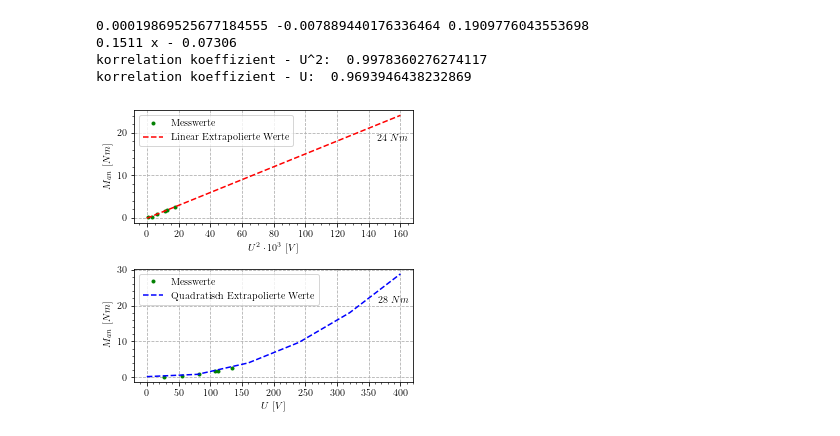
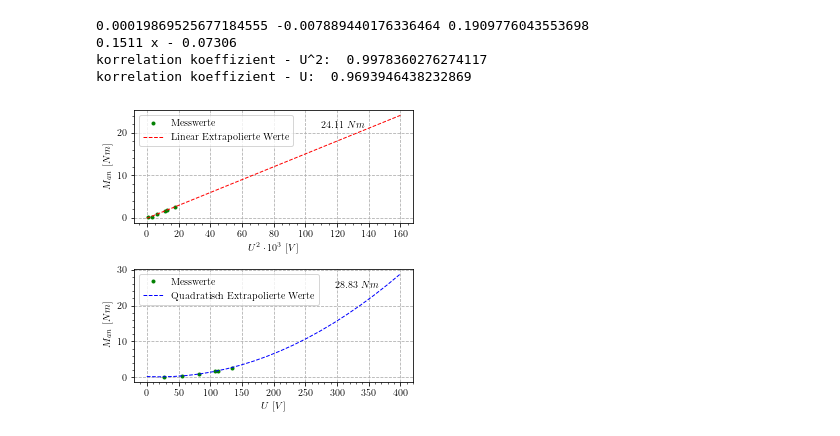
Before and after one commit to ayham291/PEM, a Jupyter notebook: ASM/ASM_Calculations.ipynb, the cells around one changed output. Cells and saved outputs as stored; diff of their text form; code cells hidden in the pictures.

Commit message:
add calculated tables to nb
- increase data point (6->20)
- use round to display max value on the graph

```diff
--- a/ASM/ASM_Calculations.ipynb
+++ b/ASM/ASM_Calculations.ipynb
@@ -40,46 +49,46 @@ y_pred = np.polyval([a, b, c], U)    # y_pred refers to predicted values of y
 
 # # now use the model polynomial to generate y values based on x values outside
 # # the range of the original data:
-x_out = np.linspace(0, 160, 6)   # choose 20 points, 10 in, 10 outside original range
-x_out_poly = np.linspace(0, 400, 6)   # choose 20 points, 10 in, 10 outside original range
+x_out = np.linspace(0, 160, 20)   # choose 20 points, 10 in, 10 outside original range
+x_out_poly = np.linspace(0, 400, 20)   # choose 20 points, 10 in, 10 outside original range
 y_pred = np.polyval([a, b, c], x_out_poly)
 
 z = np.polyfit(U1, M_an, 1)
 p = np.poly1d(z)
 
 plt.subplot(2, 1, 1)
 plt.xlabel("$U^2 \cdot 10^3 \ [V]$")
 plt.ylabel("$M_{an} \ [Nm]$")
-plt.annotate(f'${int(max(p(x_out)))}\ Nm$', xy=(145, max(p(x_out))-6))
+plt.annotate(f'${round(max(p(x_out)), 2)}\ Nm$', xy=(110, max(p(x_out))-3))
 plt.plot(U1,M_an, 'g.', label="Messwerte")
-plt.plot(x_out, p(x_out), 'r--', label="Linear Extrapolierte Werte")
+plt.plot(x_out, p(x_out), 'r--', label="Linear Extrapolierte Werte", linewidth=1)
 
 
 plt.minorticks_on()
 plt.grid(linestyle="--", which='major')
 plt.legend()
 plt.subplots_adjust(hspace=0.4)
 
 plt.subplot(2, 1, 2)
 plt.xlabel("$U \ [V]$")
 plt.ylabel("$M_{an} \ [Nm]$")
-plt.annotate(f'${int(max(y_pred))}\ Nm$', xy=(365, max(y_pred)-8))
+plt.annotate(f'${round(max(y_pred), 2)}\ Nm$', xy=(297, max(y_pred)-4))
 plt.plot(U,M_an, 'g.', label="Messwerte")
-plt.plot(x_out_poly, y_pred, 'b--', label="Quadratisch Extrapolierte Werte")
+plt.plot(x_out_poly, y_pred, 'b--', label="Quadratisch Extrapolierte Werte", linewidth=1)
 
 plt.minorticks_on()
 plt.grid(linestyle="--", which='major')
 plt.legend()
 plt.savefig("anlaufmoment.pdf")
 print(a,b,c,p)
 print("korrelation koeffizient - U^2: ", np.corrcoef(U1,M_an)[0][1])
 print("korrelation koeffizient - U: ", np.corrcoef(U,M_an)[0][1])
 # %% [output]
 0.00019869525677184555 -0.007889440176336464 0.1909776043553698
 0.1511 x - 0.07306
 korrelation koeffizient - U^2:  0.9978360276274117
 korrelation koeffizient - U:  0.9693946438232869
-[figure, old version]
+[figure, new version]
 # %%
 
 I1=[1,2,3,4,4.2,5]
```
Also changed, not shown: parts of 3 cells of this notebook.
